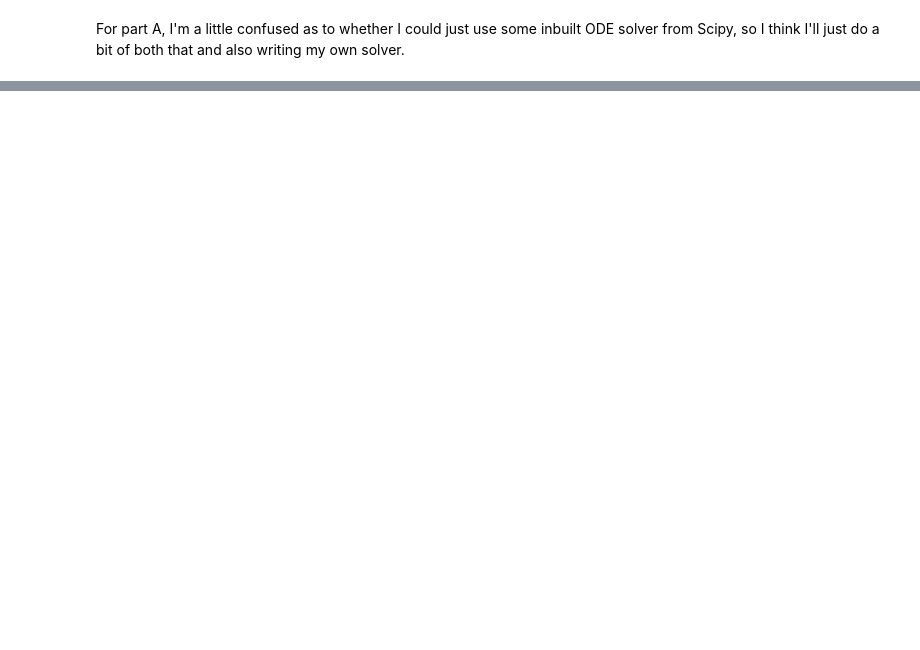
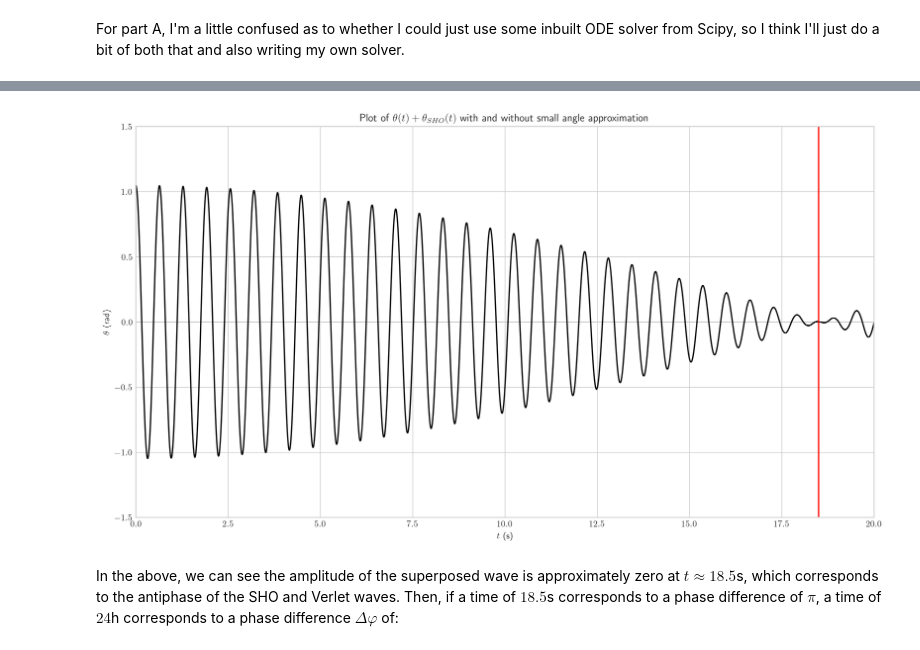
Before and after one commit to jhudda/mech-sheet, a Jupyter notebook: q1.ipynb, the cells around one changed output, grey strips where cells are left out. Cells and saved outputs as stored; diff of their text form; code cells hidden in the pictures; blank space fills up the shorter version.

```diff
--- a/q1.ipynb
+++ b/q1.ipynb
@@ -32,0 +98,16 @@ theta = np.zeros(1, )
+# %%
+# Setting a couple of plot parameters
+plt.figure(figsize=(15, 8), dpi=300)
+plt.xlim(0, 20)
+plt.xlabel('$t$ (s)')
+plt.ylim(-1.5, 1.5)
+plt.ylabel('$\\theta$ (rad)')
+plt.title('Plot of $\\theta(t) + \\theta_{SHO}(t)$ with and without small angle approximation')
+
+plt.plot(t, theta + theta_0 * np.cos(np.sqrt(omega2) * t), color='k')
+plt.plot([18.5, 18.5], [2, -2], color='r')
+plt.show()
+# %% [output]
+[figure, added]
+# %% [markdown]
+In the above, we can see the amplitude of the superposed wave is approximately zero at $t \approx 18.5$s, which corresponds to the antiphase of the SHO and Verlet waves. Then, if a time of $18.5$s corresponds to a phase difference of $\pi$, a time of $24$h corresponds to a phase difference $\Delta \varphi$ of:
```
Also changed, not shown: parts of 12 cells of this notebook.
